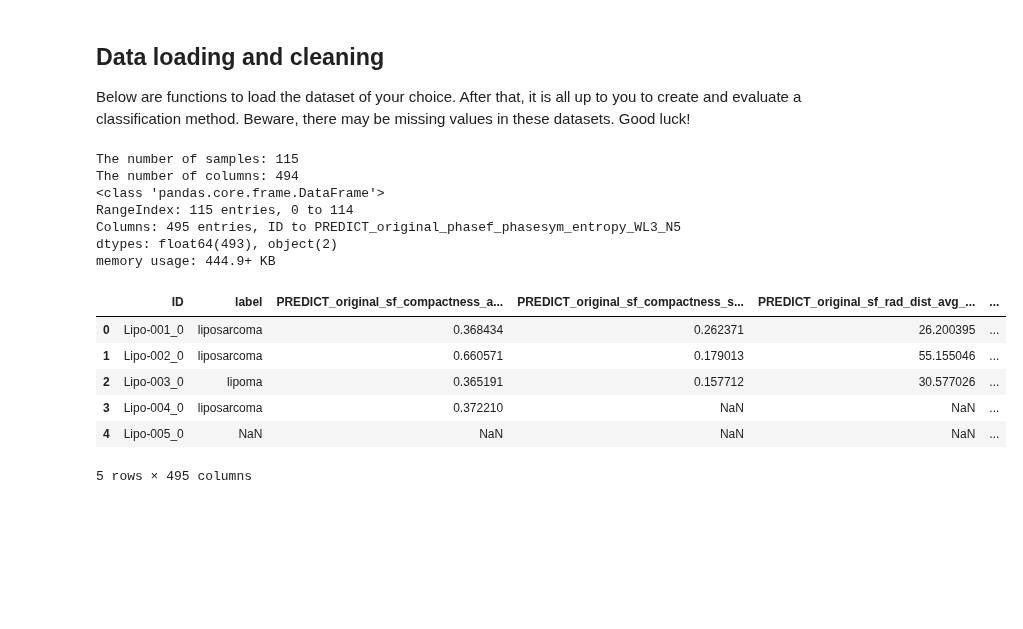
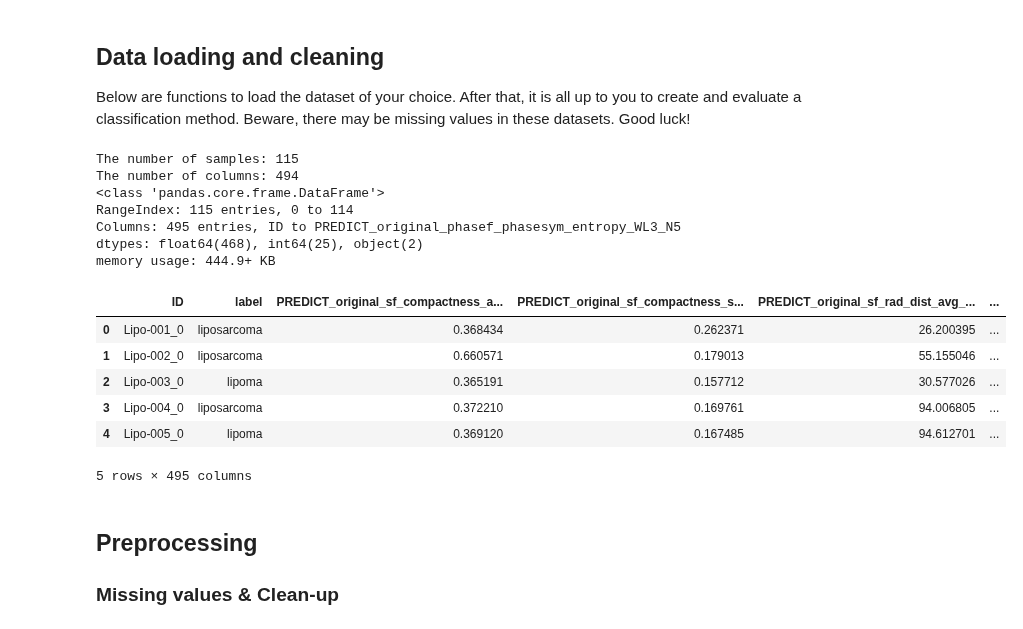
Before and after one commit to livkrom/Machine-Learning, a Jupyter notebook: TM10007_ML_Project-main/assignment.ipynb, the cells around one changed output. Drawn from its saved outputs; the diff is of its cells as text; code cells hidden in the pictures; blank space fills up the shorter version.

```diff
--- a/TM10007_ML_Project-main/assignment.ipynb
+++ b/TM10007_ML_Project-main/assignment.ipynb
@@ -32,45 +32,49 @@ from sklearn import svm
 from sklearn.feature_selection import VarianceThreshold
 from sklearn.ensemble import RandomForestClassifier
 from sklearn import decomposition
-from sklearn.preprocessing import StandardScaler
+from sklearn.preprocessing import StandardScaler, RobustScaler, MinMaxScaler
 from sklearn.model_selection import train_test_split
 from sklearn.svm import SVR
 
 import numpy as np
 import matplotlib.pyplot as plt
-from scipy.signal import savgol_filter  # For smoothing
+from scipy.signal import savgol_filter
 from scipy.stats import shapiro
 from scipy.signal import find_peaks
+from sklearn.ensemble import ExtraTreesClassifier
 
 def load_data():
     this_directory = os.getcwd()
     data = pd.read_csv(os.path.join(this_directory, 'Lipo_radiomicFeatures_with_nans.csv'), index_col=0)
     return data
 
 data = load_data()
 print(f'The number of samples: {len(data.index)}')
 print(f'The number of columns: {len(data.columns)}')
 
 # Load the dataset
-file_path = "data_with_nans.csv"  # Ensure the dataset is in the same directory as the notebook
+file_path = "data.csv"  # Ensure the dataset is in the same directory as the notebook
 df = pd.read_csv(file_path)
 
 # Display basic info and first few rows
 df.info()
 df.head()
 # %% [output]
 The number of samples: 115
 The number of columns: 494
 <class 'pandas.core.frame.DataFrame'>
 RangeIndex: 115 entries, 0 to 114
 Columns: 495 entries, ID to PREDICT_original_phasef_phasesym_entropy_WL3_N5
-dtypes: float64(493), object(2)
+dtypes: float64(468), int64(25), object(2)
 memory usage: 444.9+ KB
 |  | ID | label | PREDICT_original_sf_compactness_a... | PREDICT_original_sf_compactness_s... | PREDICT_original_sf_rad_dist_avg_... | ... |
 | 0 | Lipo-001_0 | liposarcoma | 0.368434 | 0.262371 | 26.200395 | ... |
 | 1 | Lipo-002_0 | liposarcoma | 0.660571 | 0.179013 | 55.155046 | ... |
 | 2 | Lipo-003_0 | lipoma | 0.365191 | 0.157712 | 30.577026 | ... |
-| 3 | Lipo-004_0 | liposarcoma | 0.372210 | NaN | NaN | ... |
-| 4 | Lipo-005_0 | NaN | NaN | NaN | NaN | ... |
+| 3 | Lipo-004_0 | liposarcoma | 0.372210 | 0.169761 | 94.006805 | ... |
+| 4 | Lipo-005_0 | lipoma | 0.369120 | 0.167485 | 94.612701 | ... |
 5 rows × 495 columns
+# %% [markdown]
+## Preprocessing
+### Missing values & Clean-up
 # %%
```
Also changed, not shown: parts of 17 cells of this notebook.
